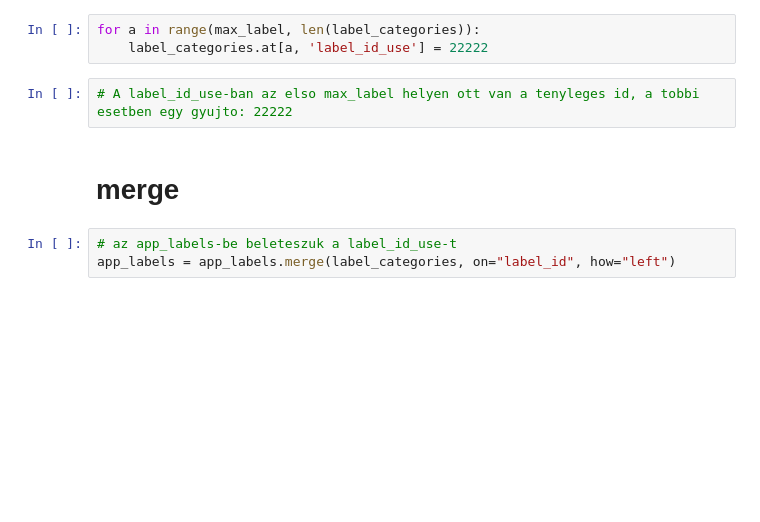
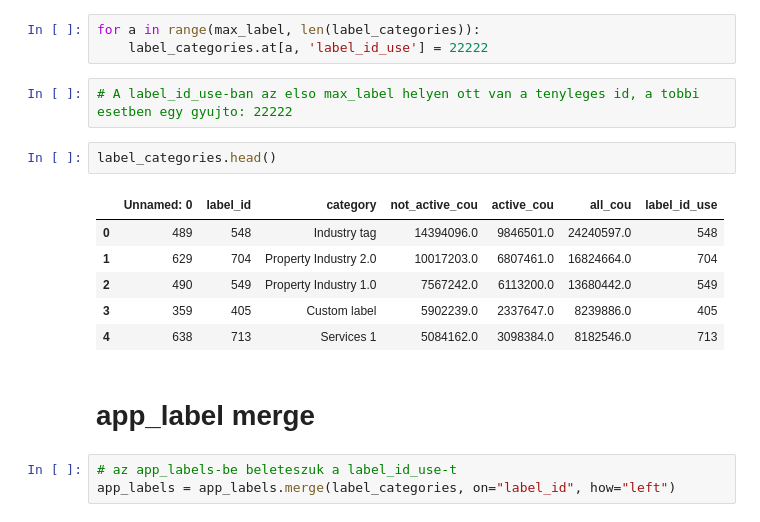
Before and after one commit to aranyhoczki/dskurt_grp1, a Jupyter notebook: talking_data/notebooks/akos2.ipynb, the cells around one changed output. Cells and saved outputs as stored; diff of their text form; blank space fills up the shorter version.

```diff
--- a/talking_data/notebooks/akos2.ipynb
+++ b/talking_data/notebooks/akos2.ipynb
@@ -213,8 +211,17 @@ for a in range(max_label, len(label_categories)):
     label_categories.at[a, 'label_id_use'] = 22222
 # %%
 # A label_id_use-ban az elso max_label helyen ott van a tenyleges id, a tobbi esetben egy gyujto: 22222
+# %%
+label_categories.head()
+# %% [output]
+|  | Unnamed: 0 | label_id | category | not_active_cou | active_cou | all_cou | label_id_use |
+| 0 | 489 | 548 | Industry tag | 14394096.0 | 9846501.0 | 24240597.0 | 548 |
+| 1 | 629 | 704 | Property Industry 2.0 | 10017203.0 | 6807461.0 | 16824664.0 | 704 |
+| 2 | 490 | 549 | Property Industry 1.0 | 7567242.0 | 6113200.0 | 13680442.0 | 549 |
+| 3 | 359 | 405 | Custom label | 5902239.0 | 2337647.0 | 8239886.0 | 405 |
+| 4 | 638 | 713 | Services 1 | 5084162.0 | 3098384.0 | 8182546.0 | 713 |
 # %% [markdown]
-# merge
+# app_label merge
 # %%
 # az app_labels-be beleteszuk a label_id_use-t
 app_labels = app_labels.merge(label_categories, on="label_id", how="left")
```
Also changed, not shown: parts of 23 cells of this notebook.
